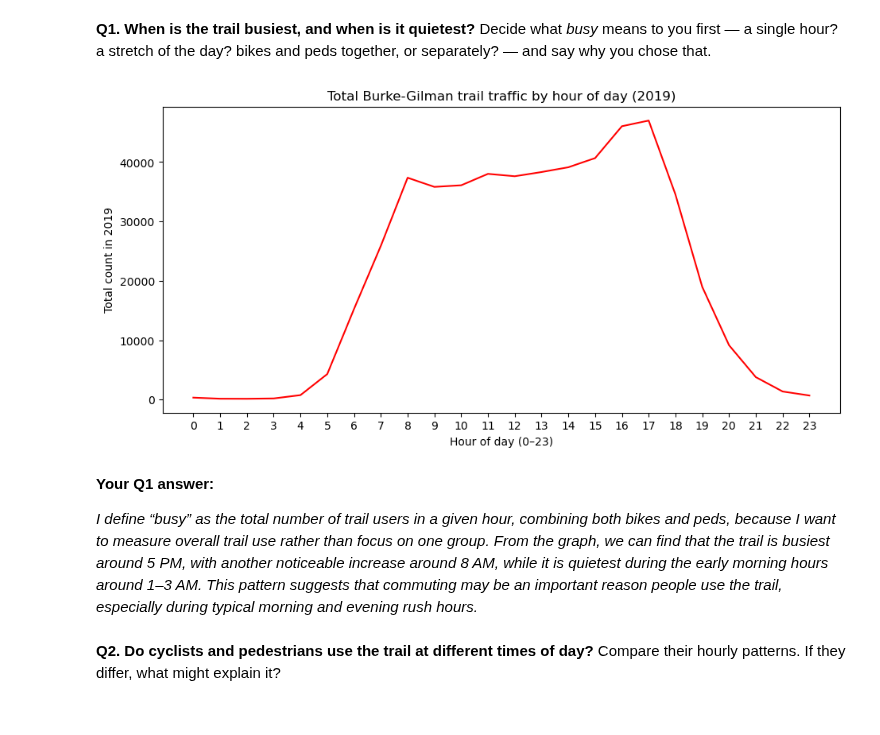
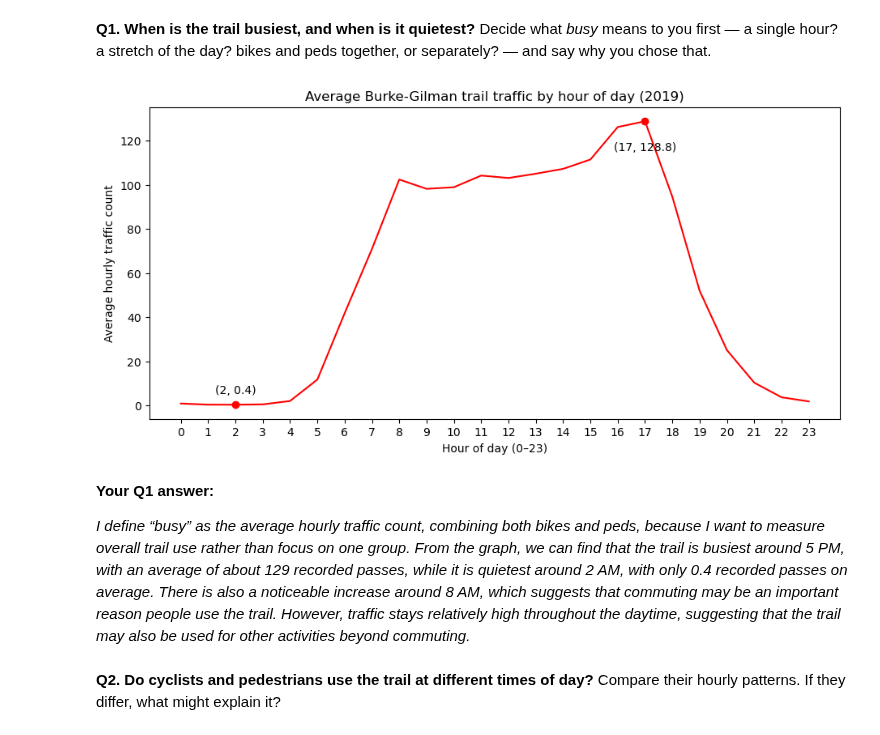
Before and after one commit to ywang254-a11y/hcde-410, a Jupyter notebook: A1/A1.ipynb, the cells around one changed output. Saved outputs shown, nothing was run; the diff lists cells and outputs as text; code cells hidden in the pictures.

```diff
--- a/A1/A1.ipynb
+++ b/A1/A1.ipynb
@@ -141,21 +141,48 @@ There isn't a single right answer to most of these. Making a reasonable choice a
 Decide what *busy* means to you first — a single hour? a stretch of the day? bikes and peds together, or separately? — and say why you chose that.
 # %%
 # Your code for Q1 (or put a Google Sheets link in your written answer below)
-by_hour_total = df.groupby("hour")[["bikes", "peds"]].sum()
+by_hour_total = df.groupby("hour")[["bikes", "peds"]].mean()
 by_hour_total["total"] = by_hour_total["bikes"] + by_hour_total["peds"]
 
 by_hour_total["total"].plot(figsize=(11, 5), color="red")
-plt.title("Total Burke-Gilman trail traffic by hour of day (2019)")
+plt.title("Average Burke-Gilman trail traffic by hour of day (2019)")
 plt.xlabel("Hour of day (0–23)")
-plt.ylabel("Total count in 2019")
+plt.ylabel("Average hourly traffic count")
 plt.xticks(range(0, 24))
+
+# Find the busiest and quietest hours
+max_hour = by_hour_total["total"].idxmax()
+min_hour = by_hour_total["total"].idxmin()
+max_count = by_hour_total["total"].max()
+min_count = by_hour_total["total"].min()
+
+# Label the highest and lowest points
+plt.scatter([max_hour, min_hour], [max_count, min_count], color="red")
+
+plt.annotate(
+    f"({max_hour}, {max_count:.1f})",
+    (max_hour, max_count),
+    xytext=(0, -18),
+    textcoords="offset points",
+    ha="center",
+    va="top"
+)
+
+plt.annotate(
+    f"({min_hour}, {min_count:.1f})",
+    (min_hour, min_count),
+    xytext=(0, 10),
+    textcoords="offset points",
+    ha="center"
+)
+
 plt.show()
 # %% [output]
-[figure, old version]
+[figure, new version]
 # %% [markdown]
 **Your Q1 answer:**
 
-*I define “busy” as the total number of trail users in a given hour, combining both bikes and peds, because I want to measure overall trail use rather than focus on one group. From the graph, we can find that the trail is busiest around 5 PM, with another noticeable increase around 8 AM, while it is quietest during the early morning hours around 1–3 AM. This pattern suggests that commuting may be an important reason people use the trail, especially during typical morning and evening rush hours.*
+*I define “busy” as the average hourly traffic count, combining both bikes and peds, because I want to measure overall trail use rather than focus on one group. From the graph, we can find that the trail is busiest around 5 PM, with an average of about 129 recorded passes, while it is quietest around 2 AM, with only 0.4 recorded passes on average. There is also a noticeable increase around 8 AM, which suggests that commuting may be an important reason people use the trail. However, traffic stays relatively high throughout the daytime, suggesting that the trail may also be used for other activities beyond commuting.*
 # %% [markdown]
 **Q2. Do cyclists and pedestrians use the trail at different times of day?**
 Compare their hourly patterns. If they differ, what might explain it?
```
